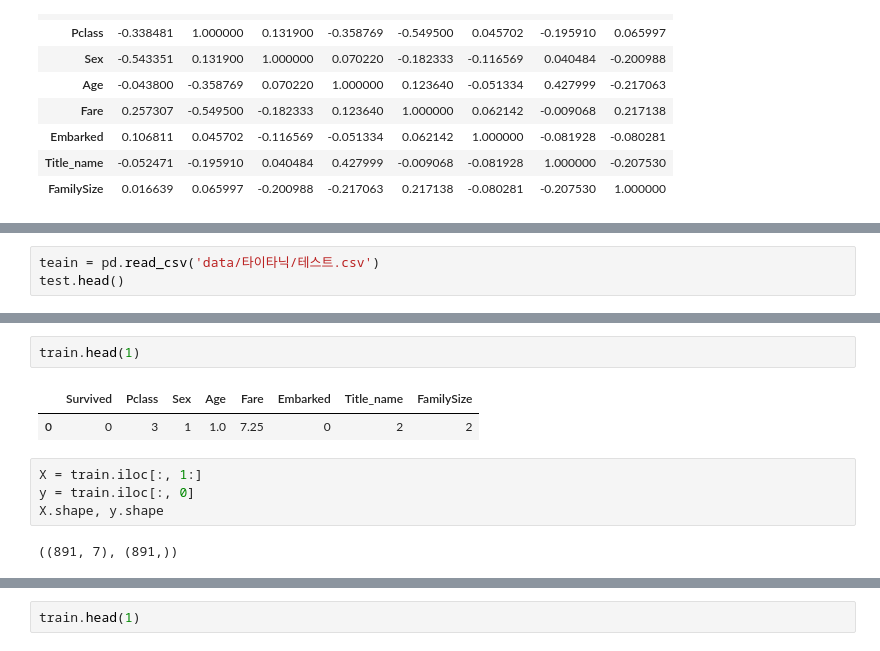
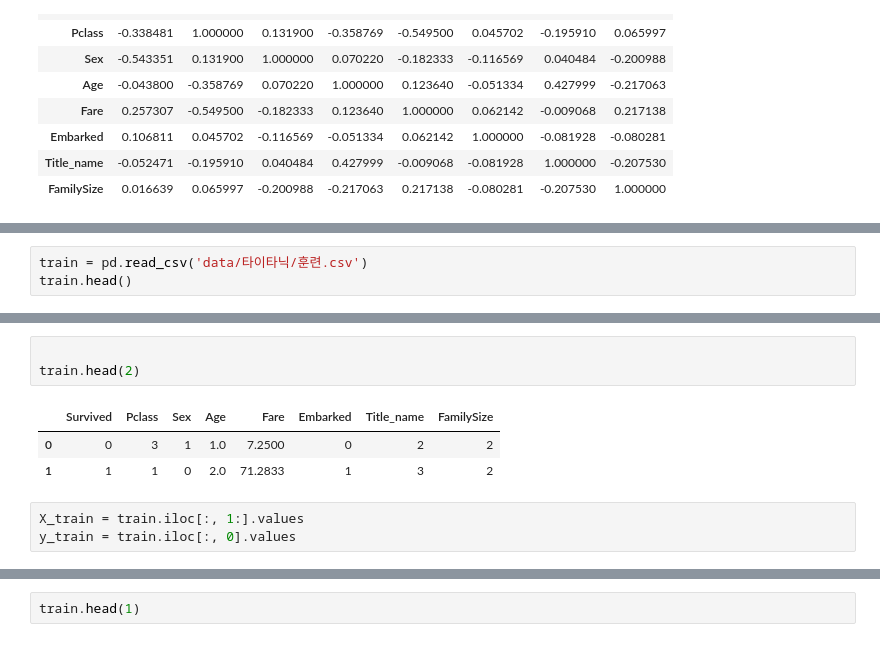
Before and after one commit to dkdoo010/python1, a Jupyter notebook: 05.인공지능/08.타이타닉.ipynb, the cells around one changed output, grey strips where cells are left out. Drawn from its saved outputs; the diff is of its cells as text.

```diff
--- a/05.인공지능/08.타이타닉.ipynb
+++ b/05.인공지능/08.타이타닉.ipynb
@@ -535,4 +594,4 @@ train.corr(numeric_only=True)
 # %%
-teain = pd.read_csv('data/타이타닉/테스트.csv')
-test.head()
+train = pd.read_csv('data/타이타닉/훈련.csv')
+train.head()
 # %% [output]
@@ -555,14 +626,13 @@ test.head()
 # %%
-train.head(1)
+
+train.head(2)
 # %% [output]
 |  | Survived | Pclass | Sex | Age | Fare | Embarked | Title_name | FamilySize |
-| 0 | 0 | 3 | 1 | 1.0 | 7.25 | 0 | 2 | 2 |
+| 0 | 0 | 3 | 1 | 1.0 | 7.2500 | 0 | 2 | 2 |
+| 1 | 1 | 1 | 0 | 2.0 | 71.2833 | 1 | 3 | 2 |
 # %%
-X = train.iloc[:, 1:]
-y = train.iloc[:, 0]
-X.shape, y.shape
+X_train = train.iloc[:, 1:].values
+y_train = train.iloc[:, 0].values
-# %% [output]
-((891, 7), (891,))
 # %%
 from sklearn.neighbors import KNeighborsClassifier
 model = KNeighborsClassifier()
```
Also changed, not shown: parts of 18 cells of this notebook, 45 other files.
